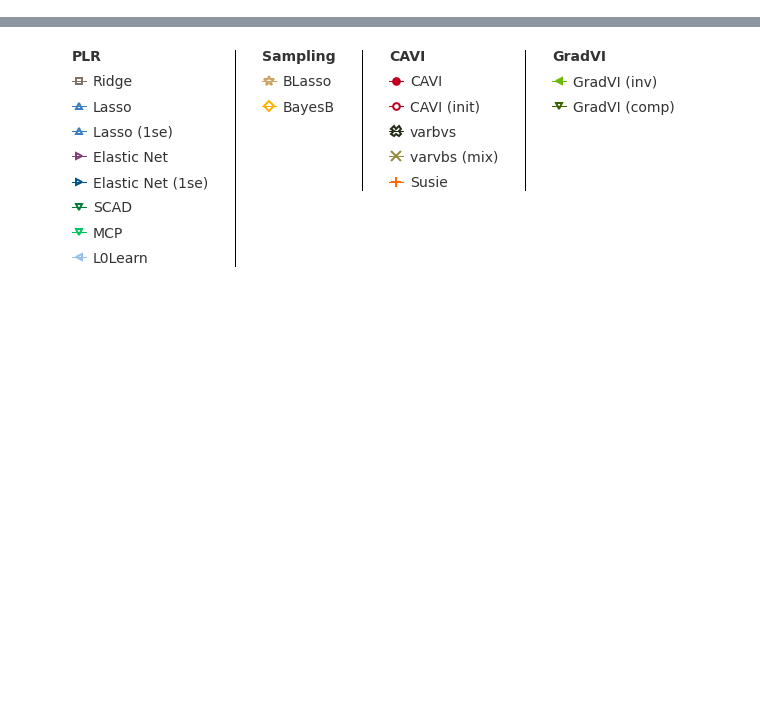
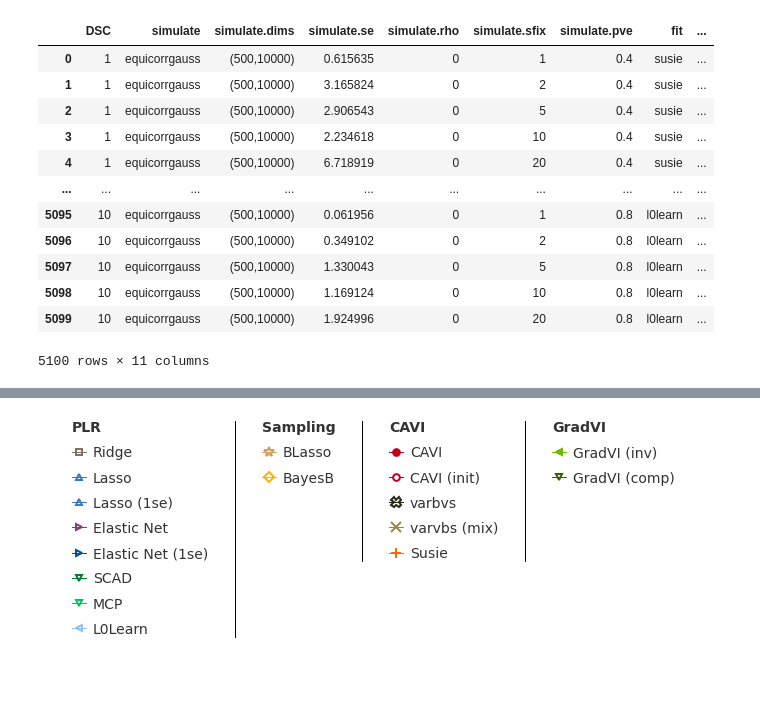
Before and after one commit to banskt/gradvi-experiments, a Jupyter notebook: analysis/prediction_error.ipynb, the cells around one changed output, grey strips where cells are left out. Saved outputs shown, nothing was run; the diff lists cells and outputs as text; code cells hidden in the pictures; blank space fills up the shorter version.

```diff
--- a/analysis/prediction_error.ipynb
+++ b/analysis/prediction_error.ipynb
@@ -34,4 +41,20 @@ method_groups = {
 methods = [method for k, v in method_groups.items() for method in v]
+# %%
+dscout
+# %% [output]
+|  | DSC | simulate | simulate.dims | simulate.se | simulate.rho | simulate.sfix | simulate.pve | fit | ... |
+| 0 | 1 | equicorrgauss | (500,10000) | 0.615635 | 0 | 1 | 0.4 | susie | ... |
+| 1 | 1 | equicorrgauss | (500,10000) | 3.165824 | 0 | 2 | 0.4 | susie | ... |
+| 2 | 1 | equicorrgauss | (500,10000) | 2.906543 | 0 | 5 | 0.4 | susie | ... |
+| 3 | 1 | equicorrgauss | (500,10000) | 2.234618 | 0 | 10 | 0.4 | susie | ... |
+| 4 | 1 | equicorrgauss | (500,10000) | 6.718919 | 0 | 20 | 0.4 | susie | ... |
+| ... | ... | ... | ... | ... | ... | ... | ... | ... | ... |
+| 5095 | 10 | equicorrgauss | (500,10000) | 0.061956 | 0 | 1 | 0.8 | l0learn | ... |
+| 5096 | 10 | equicorrgauss | (500,10000) | 0.349102 | 0 | 2 | 0.8 | l0learn | ... |
+| 5097 | 10 | equicorrgauss | (500,10000) | 1.330043 | 0 | 5 | 0.8 | l0learn | ... |
+| 5098 | 10 | equicorrgauss | (500,10000) | 1.169124 | 0 | 10 | 0.8 | l0learn | ... |
+| 5099 | 10 | equicorrgauss | (500,10000) | 1.924996 | 0 | 20 | 0.8 | l0learn | ... |
+5100 rows × 11 columns
 # %%
 import methodprops
 
```
Also changed, not shown: parts of 4 cells of this notebook, 4 other files.
